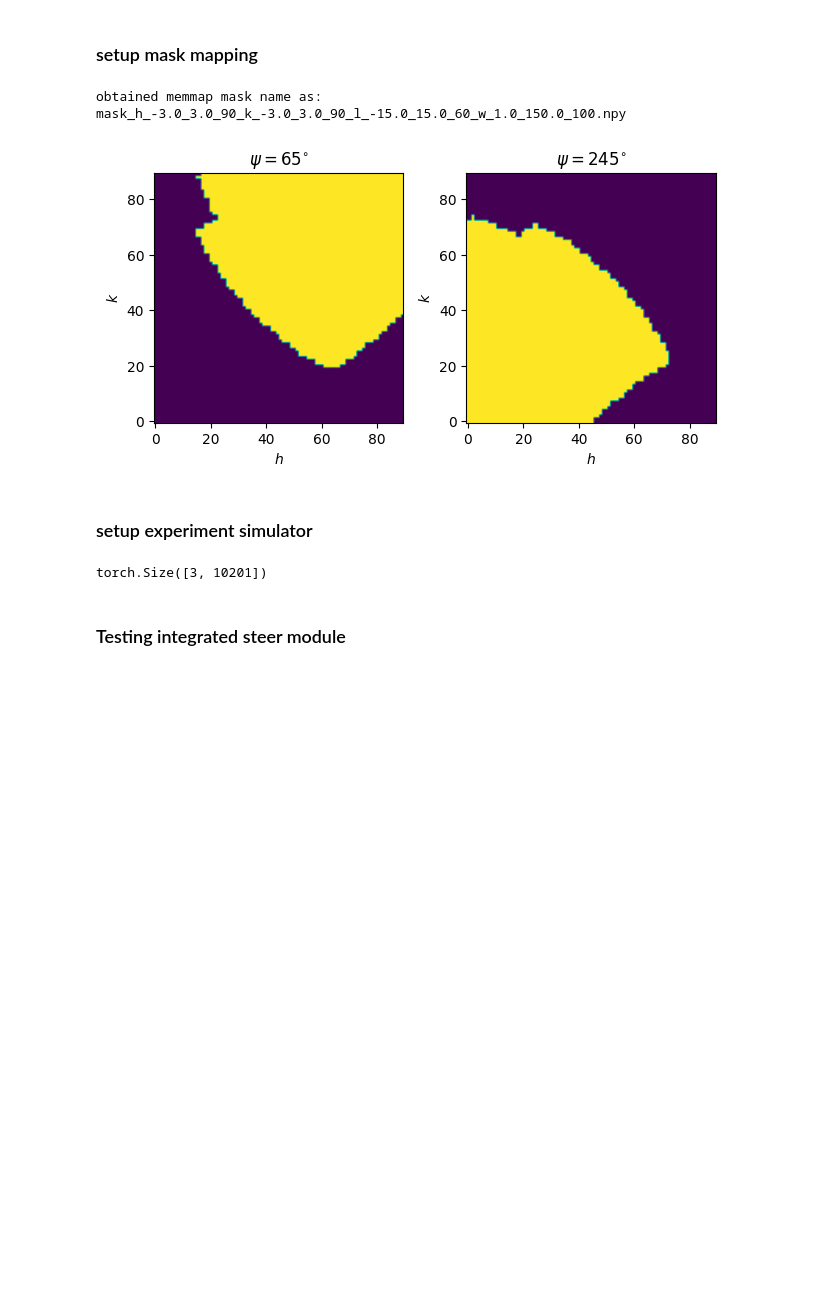
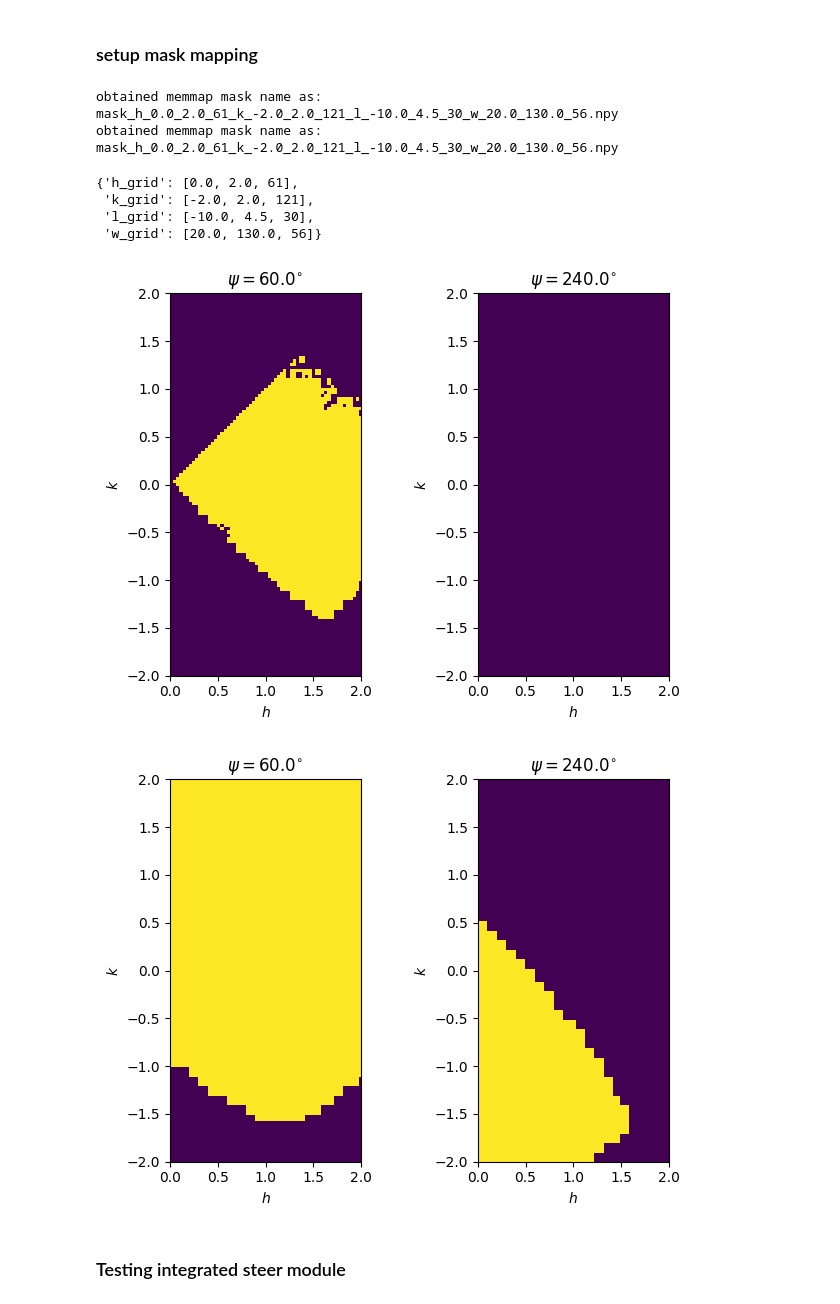
Before and after one commit to zhantaochen/inxs-steering, a Jupyter notebook: steer_loop_real_exp.ipynb, the cells around one changed output. Saved outputs shown, nothing was run; the diff lists cells and outputs as text; code cells hidden in the pictures; blank space fills up the shorter version.

```diff
--- a/steer_loop_real_exp.ipynb
+++ b/steer_loop_real_exp.ipynb
@@ -51,3 +43,0 @@ ax.imshow(s, origin='lower')
-# %%
-data = torch.load('/pscratch/sd/z/zhantao/inxs_steering/SpinW_data/summarized_AFM_data_2023Aug01.pt')
-print(data.keys())
@@ -86,32 +71,58 @@ particle.grad_off()
 raw_map_path = '/pscratch/sd/z/zhantao/inxs_steering/La2NiO4_bool'
 memmap_mask_path='/pscratch/sd/z/zhantao/inxs_steering/mask_data'
 grid_info = {
-    'h_grid': [-3., 3., 90],
-    'k_grid': [-3., 3., 90],
-    'l_grid': [-15., 15., 60],
-    'w_grid': [1., 150., 100]
-}
+    _: [eval(f'neutron_exp.{_}').min().item(), eval(f'neutron_exp.{_}').max().item(), eval(f'neutron_exp.{_}').shape[0]]
+    for _ in ['h_grid', 'k_grid', 'l_grid', 'w_grid']}
 
 psi_mask = PsiMask(raw_map_path, memmap_mask_path=memmap_mask_path,
-                   grid_info=grid_info, device='cpu', preload=False, build_from_scratch_if_no_memmap=True)
+                   grid_info=grid_info, device='cpu', preload=False, build_from_scratch_if_no_memmap=True,
+                   global_mask=data['S']>0
+                  )
+psi_mask_full = PsiMask(raw_map_path, memmap_mask_path=memmap_mask_path,
+                   grid_info=grid_info, device='cpu', preload=False, build_from_scratch_if_no_memmap=True,
+                   global_mask=None
+                  )
 # %% [output]
-obtained memmap mask name as: mask_h_-3.0_3.0_90_k_-3.0_3.0_90_l_-15.0_15.0_60_w_1.0_150.0_100.npy
+obtained memmap mask name as: mask_h_0.0_2.0_61_k_-2.0_2.0_121_l_-10.0_4.5_30_w_20.0_130.0_56.npy
+obtained memmap mask name as: mask_h_0.0_2.0_61_k_-2.0_2.0_121_l_-10.0_4.5_30_w_20.0_130.0_56.npy
+# %%
+grid_info
+# %% [output]
+{'h_grid': [0.0, 2.0, 61],
+ 'k_grid': [-2.0, 2.0, 121],
+ 'l_grid': [-10.0, 4.5, 30],
+ 'w_grid': [20.0, 130.0, 56]}
 # %%
+first_angle = 60.
 fig, ax = plt.subplots(1,2)
-ax[0].imshow((psi_mask.load_memmap_mask(65).sum(axis=-1).sum(axis=-1)>1).T, origin='lower')
-ax[0].set_title("$\psi=65^{\circ}$")
+ax[0].imshow(
+    (psi_mask.load_memmap_mask(first_angle).sum(axis=-1).sum(axis=-1)>1).T,
+    origin='lower', extent=[neutron_exp.h_grid.min(), neutron_exp.h_grid.max(), neutron_exp.k_grid.min(), neutron_exp.k_grid.max()])
+ax[0].set_title(f"$\psi={first_angle}^{{\circ}}$")
 ax[0].set_xlabel("$h$")
 ax[0].set_ylabel("$k$")
-ax[1].imshow((psi_mask.load_memmap_mask(65+180).sum(axis=-1).sum(axis=-1)>1).T, origin='lower')
-ax[1].set_title("$\psi=245^{\circ}$")
+ax[1].imshow((psi_mask.load_memmap_mask(first_angle+180).sum(axis=-1).sum(axis=-1)>1).T,
+    origin='lower', extent=[neutron_exp.h_grid.min(), neutron_exp.h_grid.max(), neutron_exp.k_grid.min(), neutron_exp.k_grid.max()])
+ax[1].set_title(f"$\psi={first_angle+180}^{{\circ}}$")
 ax[1].set_xlabel("$h$")
 ax[1].set_ylabel("$k$")
 fig.tight_layout()
+
+fig, ax = plt.subplots(1,2)
+ax[0].imshow(
+    (psi_mask_full.load_memmap_mask(first_angle).sum(axis=-1).sum(axis=-1)>1).T,
+    origin='lower', extent=[neutron_exp.h_grid.min(), neutron_exp.h_grid.max(), neutron_exp.k_grid.min(), neutron_exp.k_grid.max()])
+ax[0].set_title(f"$\psi={first_angle}^{{\circ}}$")
+ax[0].set_xlabel("$h$")
+ax[0].set_ylabel("$k$")
+ax[1].imshow((psi_mask_full.load_memmap_mask(first_angle+180).sum(axis=-1).sum(axis=-1)>1).T,
+    origin='lower', extent=[neutron_exp.h_grid.min(), neutron_exp.h_grid.max(), neutron_exp.k_grid.min(), neutron_exp.k_grid.max()])
+ax[1].set_title(f"$\psi={first_angle+180}^{{\circ}}$")
+ax[1].set_xlabel("$h$")
+ax[1].set_ylabel("$k$")
+fig.tight_layout()
+
+# fig.savefig('figures/temp_figures/mask_symmetry.svg', bbox_inches='tight')
 # %% [output]
-[figure, old version]
+[figure, new version]
+[figure, added]
-# %% [markdown]
-### setup experiment simulator
-# %%
-data['q_grid'].shape
-# %% [output]
-torch.Size([3, 10201])
```
Also changed, not shown: parts of 85 cells of this notebook, 10 other files.
